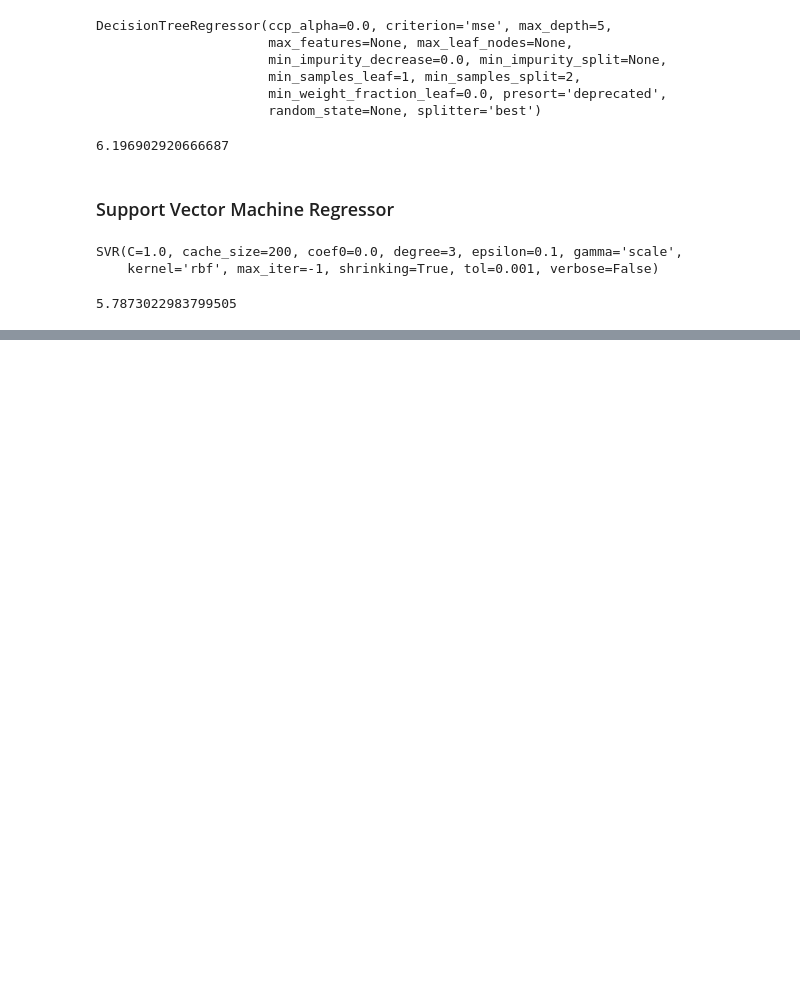
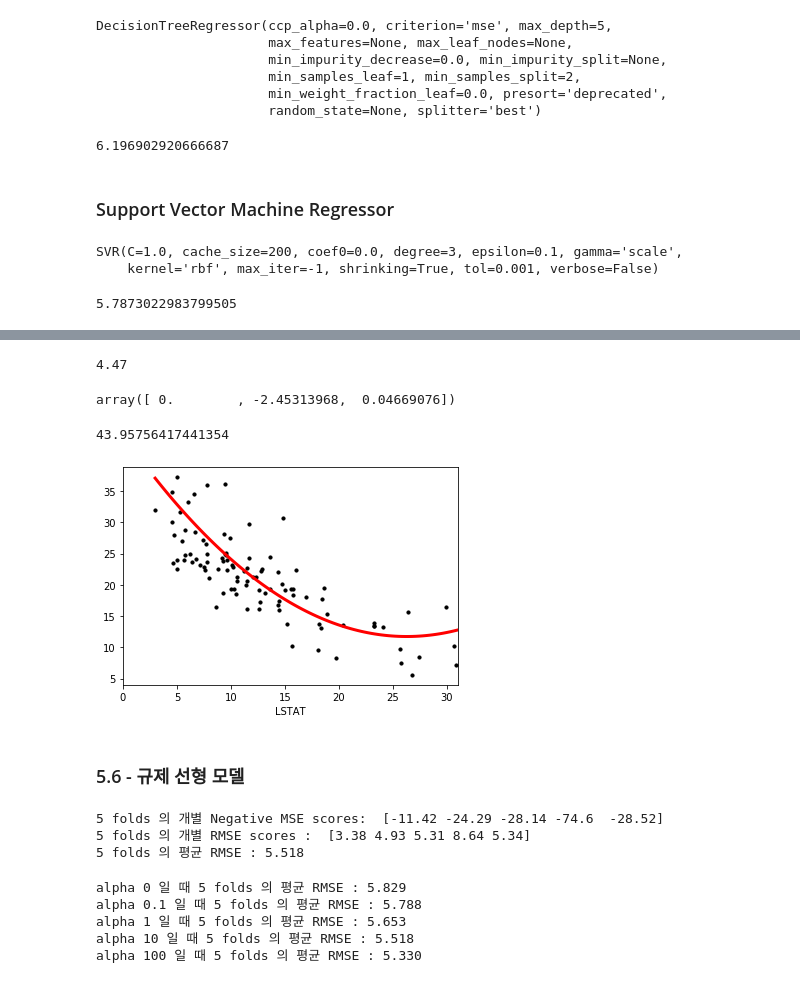
Before and after one commit to SEUNGKI-JUNG/Machine-Learning, a Jupyter notebook: ch5-regression.ipynb, the cells around one changed output, grey strips where cells are left out. Cells and saved outputs as stored; diff of their text form; code cells hidden in the pictures; blank space fills up the shorter version.

```diff
--- a/ch5-regression.ipynb
+++ b/ch5-regression.ipynb
@@ -214,0 +276,5 @@ rmse
+# %%
+from sklearn.preprocessing import PolynomialFeatures
+poly = PolynomialFeatures(degree = 2)
+X = bostonDF['LSTAT']
+pf = poly.fit_transform(X.values.reshape(-1, 1))
@@ -214,0 +294,33 @@ rmse
+# %%
+x_train, x_test, y_train, y_test = train_test_split(X, Y, test_size = 0.2, random_state = 150)
+pf_train = poly.fit_transform(x_train.values.reshape(-1, 1))
+pf_test = poly.fit_transform(x_test.values.reshape(-1, 1))
+# %%
+lr = LinearRegression()
+lr.fit(pf_train, y_train)
+y_pred = lr.predict(pf_test)
+rmse = np.round(np.sqrt(mean_squared_error(y_test, y_pred)), 2)
+rmse
+# %% [output]
+4.47
+# %%
+lr.coef_
+# %% [output]
+array([ 0.        , -2.45313968,  0.04669076])
+# %%
+lr.intercept_
+# %% [output]
+43.95756417441354
+# %%
+xs = np.linspace(np.min(x_test), np.max(x_test), 100)
+line_x = poly.fit_transform(xs.reshape(-1, 1))
+line_y = lr.predict(line_x)
+plt.scatter(x_test, y_test, s = 10, c = 'black')
+plt.plot(xs, line_y, c= 'red', lw = 3)
+plt.xlim(0, 31)
+plt.xlabel('LSTAT')
+plt.show()
+# %% [output]
+[figure, added]
+# %% [markdown]
+### 5.6 - 규제 선형 모델
@@ -214,0 +329,29 @@ rmse
+# %%
+# 알파값을 작게하면 기존의 비용함수 식과 같지만 알파값을 크게 하면 alpha*W일 때 W(회귀 계수)를 작게 만들어 과적합을 개선시킨다.
+ridge = Ridge(alpha = 10)
+neg_mse_scores = cross_val_score(ridge, X_data, y_target, scoring = "neg_mean_squared_error", cv = 5)
+rmse_scores = np.sqrt(-1 * neg_mse_scores)
+avg_rmse = np.mean(rmse_scores)
+
+print('5 folds 의 개별 Negative MSE scores: ', np.round(neg_mse_scores, 2))
+print('5 folds 의 개별 RMSE scores : ', np.round(rmse_scores, 2))
+print('5 folds 의 평균 RMSE : {0:.3f} '.format(avg_rmse))
+# %% [output]
+5 folds 의 개별 Negative MSE scores:  [-11.42 -24.29 -28.14 -74.6  -28.52]
+5 folds 의 개별 RMSE scores :  [3.38 4.93 5.31 8.64 5.34]
+5 folds 의 평균 RMSE : 5.518
+# %%
+alphas = [0, 0.1, 1, 10, 100]
+
+for alpha in alphas:
+    ridge = Ridge(alpha = alpha)
+
+    neg_mse_scores = cross_val_score(ridge, X_data, y_target, scoring = "neg_mean_squared_error", cv = 5)
+    avg_rmse = np.mean(np.sqrt(-1 * neg_mse_scores))
+    print('alpha {0} 일 때 5 folds 의 평균 RMSE : {1:.3f} '.format(alpha, avg_rmse))
+# %% [output]
+alpha 0 일 때 5 folds 의 평균 RMSE : 5.829
+alpha 0.1 일 때 5 folds 의 평균 RMSE : 5.788
+alpha 1 일 때 5 folds 의 평균 RMSE : 5.653
+alpha 10 일 때 5 folds 의 평균 RMSE : 5.518
+alpha 100 일 때 5 folds 의 평균 RMSE : 5.330
```
Also changed, not shown: parts of 25 cells of this notebook, 1 other file.
